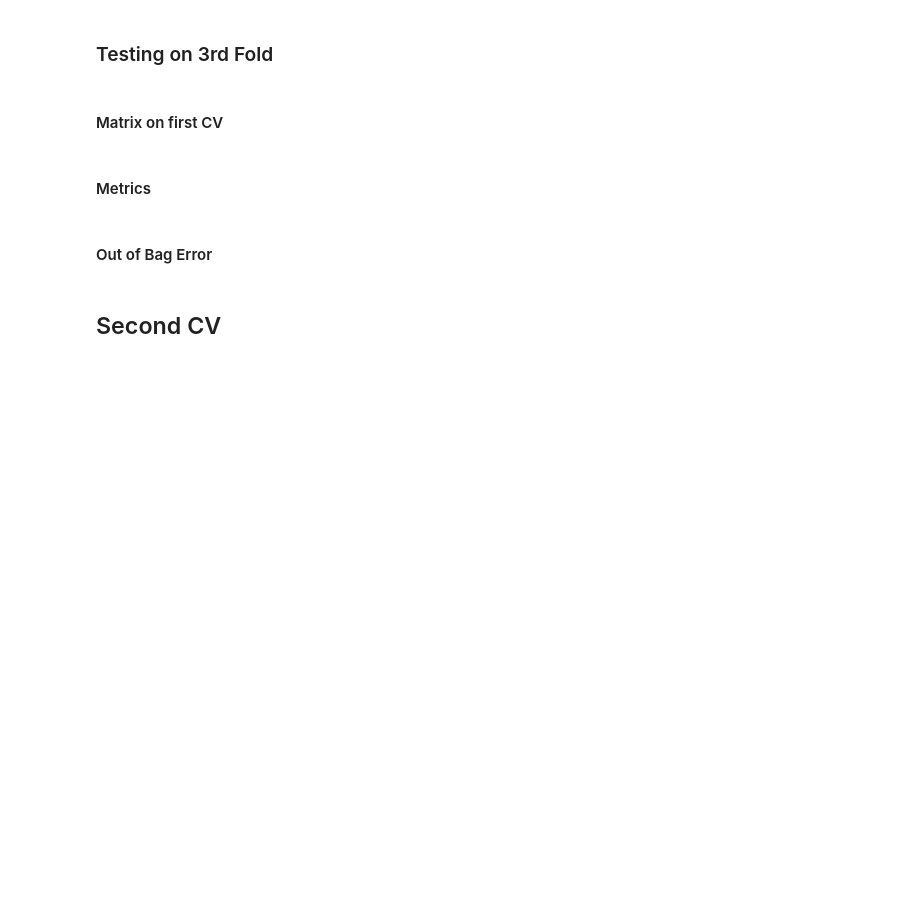
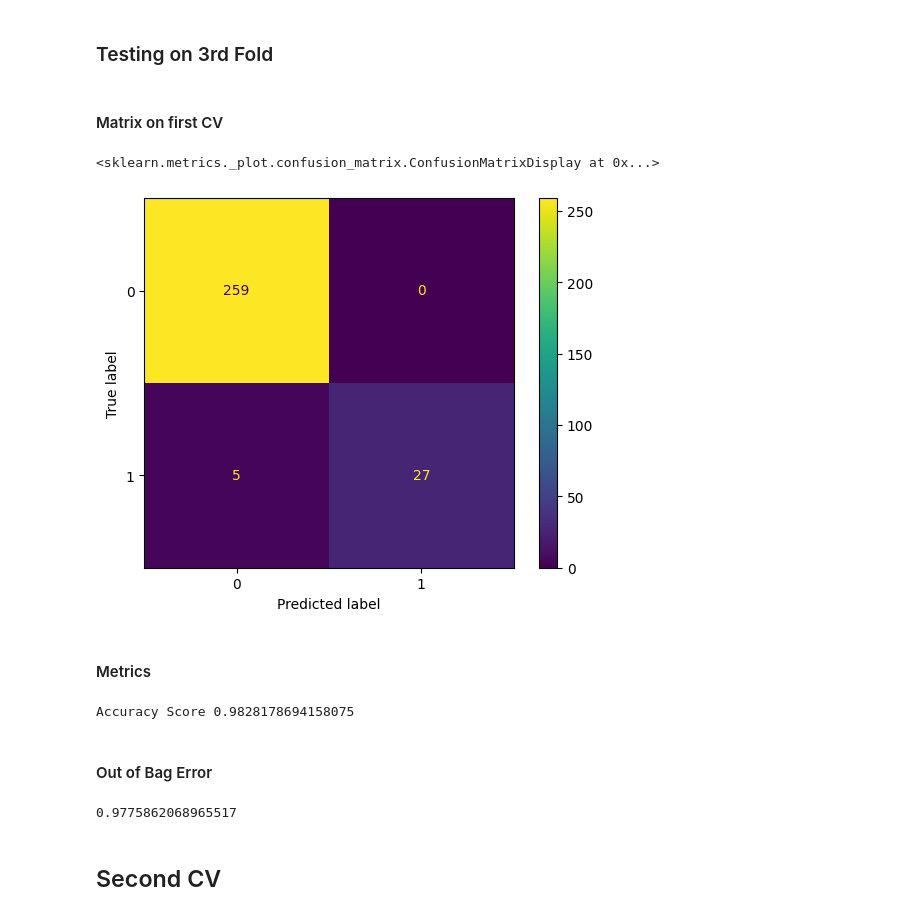
Before and after one commit to AlexHappyCode/AI-Ethics-Genetic-Data, a Jupyter notebook: HW3 - Random Forest Model.ipynb, the cells around one changed output. Cells and saved outputs as stored; diff of their text form; code cells hidden in the pictures; blank space fills up the shorter version.

```diff
--- a/HW3 - Random Forest Model.ipynb
+++ b/HW3 - Random Forest Model.ipynb
@@ -179,3 +221,18 @@ print('total', df.shape[0])
+# %%
+grid_ranges = {
+    'n_estimators': [500, 1000],
+    'max_features': np.arange(target_max_features - 5, target_max_features + 5, 1),
+    'bootstrap': [True],
+    'oob_score': [True]
+    #'random_state': [1] # maybe needed
+}
+clf = GridSearchCV(
+    estimator=RandomForestClassifier(),
+    param_grid=grid_ranges,
+    cv=3,
+    n_jobs=-1,
+    verbose=1
+)
 # %% [markdown]
 ## First CV
 # %% [markdown]
@@ -186,4 +245,4 @@ display.Image('./first_fold.png')
 ''' Trainning on First Two Folds '''
 x_train = pd.concat([first_third, second_third]).drop('Label', axis=1)
 y_train = pd.concat([first_third, second_third])['Label']
-model.fit(x_train , y_train)
+clf.fit(x_train , y_train)
@@ -190,23 +256,30 @@ model.fit(x_train , y_train)
 # %% [markdown]
 ### Testing on 3rd Fold
 # %%
-first_predictions = model.predict(third_third.drop('Label', axis=1))
+first_predictions = clf.predict(third_third.drop('Label', axis=1))
 # %% [markdown]
 #### Matrix on first CV
 # %%
-cm = confusion_matrix(third_third['Label'], first_predictions, labels=model.classes_)
-disp = ConfusionMatrixDisplay(confusion_matrix=cm, display_labels=model.classes_)
+cm = confusion_matrix(third_third['Label'], first_predictions, labels=clf.classes_)
+disp = ConfusionMatrixDisplay(confusion_matrix=cm, display_labels=clf.classes_)
 disp.plot()
+# %% [output]
+<sklearn.metrics._plot.confusion_matrix.ConfusionMatrixDisplay at 0x...>
+[figure, added]
 # %% [markdown]
 #### Metrics
 # %%
 first_accuracy_score = accuracy_score(first_predictions, third_third['Label'])
 print('Accuracy Score', first_accuracy_score)
+# %% [output]
+Accuracy Score 0.9828178694158075
 # %% [markdown]
 #### Out of Bag Error
 # %%
-first_oob = model.oob_score_
+first_oob = clf.best_estimator_.oob_score_
 first_oob
+# %% [output]
+0.9775862068965517
 # %% [markdown]
 ## Second CV
 # %% [markdown]
```
Also changed, not shown: parts of 44 cells of this notebook, 3 other files.
